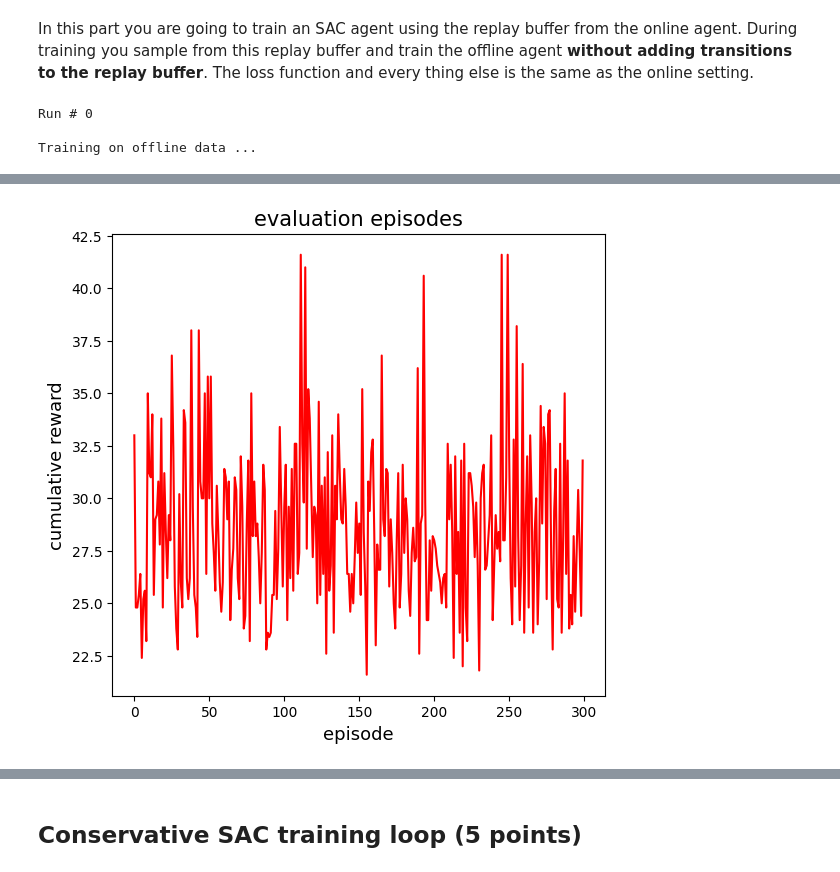
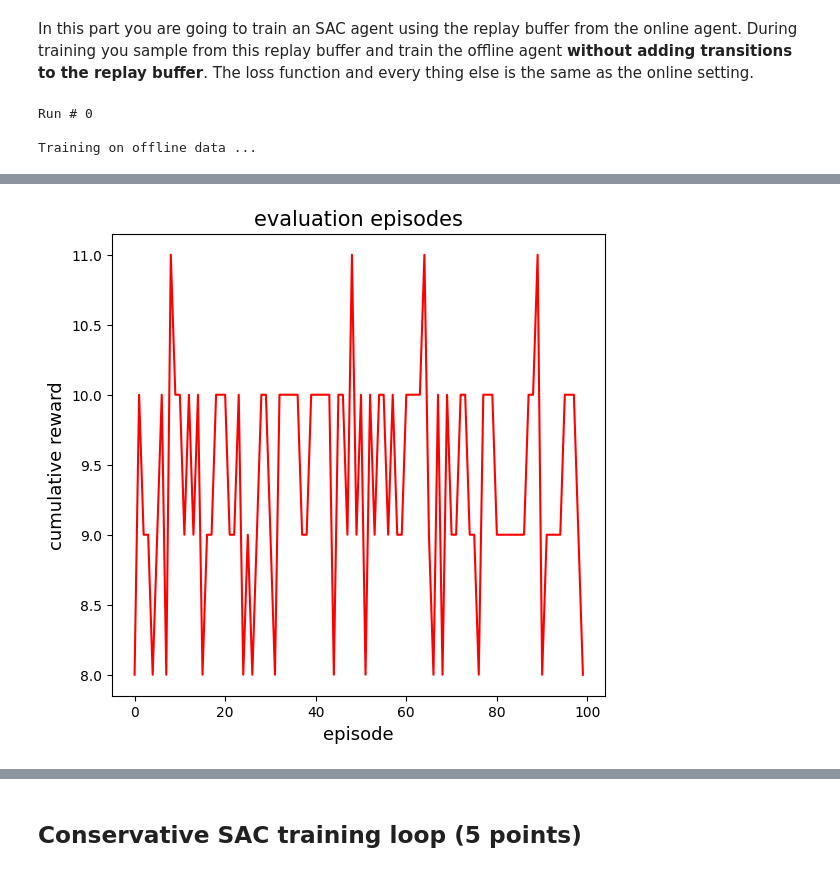
Before and after one commit to M-Heidari2000/RL_Sharif2023, a Jupyter notebook: HW4/Soft_Actor_Critic.ipynb, the cells around one changed output, grey strips where cells are left out. Saved outputs shown, nothing was run; the diff lists cells and outputs as text; code cells hidden in the pictures.

Commit message:
ADD: HW4 offline and cql part completed

```diff
--- a/HW4/Soft_Actor_Critic.ipynb
+++ b/HW4/Soft_Actor_Critic.ipynb
@@ -539,0 +590,19 @@ Run # 0
+# %%
+# Run one test episode and save frames
+state, info = env.reset()
+online_agent_frames = []
+
+done = False
+
+with torch.no_grad():
+    while not done:
+        online_agent_frames.append(env.render())
+        action = online_agent.get_next_action(
+            state,
+            evaluation_episode=True
+        )
+        next_state, reward, terminated, truncated, info = env.step(action)
+        done = truncated or terminated
+        state = next_state
+
+display_frames_as_gif(online_agent_frames)
@@ -542,11 +613,11 @@ Run # 0
 # %% [markdown]
 In this part you are going to train an SAC agent using the replay buffer from the online agent. During training you sample from this replay buffer and train the offline agent **without adding transitions to the replay buffer**. The loss function and every thing else is the same as the online setting.
 # %%
-RUNS = 5
-NUM_EPOCHS = 300
-EPISODES_PER_RUN = 300
+RUNS = 1
+NUM_EPOCHS = 200
+EPISODES_PER_RUN = 100
 
-env = gym.make("CartPole-v1")
+env = gym.make("CartPole-v1", render_mode="rgb_array")
 
 ##########################################################
 # TODO (10 points):
@@ -575,39 +646,15 @@ for run in range(RUNS):
         use_cql=False
     )
 
+    offline_agent.replay_buffer.set_mirror_indexes()
+
     print('Training on offline data ...')
     for epoch in tqdm(range(NUM_EPOCHS)):
-        # reset the environment to get s0
-        state, info = env.reset()
-
-        # Training episode
-        total_reward = 0
-        for step in range(STEPS_PER_EPISODE):
-            # select an action
-            action = offline_agent.get_next_action(
-                state=state,
-                evaluation_episode=False
-            )
-            next_state, reward, terminated, truncated, info = env.step(action)
-            done = truncated or terminated
-            total_reward += reward
-
-            # train on a single transition
-            offline_agent.train_on_transition(
-                state=state,
-                discrete_action=action,
-                next_state=next_state,
-                reward=reward,
-                done=done,
-                batch_deterministic_start=True
-            )
-            state = next_state
-
-            # If truncated, start a new episode
-            if done:
-                state, info = env.reset()
-                break
-
+        replay_buffer_index = 0
+        replay_buffer_size = offline_agent.replay_buffer.get_size()
+        while replay_buffer_index < replay_buffer_size:
+            offline_agent.train_networks(batch_deterministic_start=replay_buffer_index)
+            replay_buffer_index += offline_agent.REPLAY_BUFFER_BATCH_SIZE
     print('Offline training finished')
     print()
 
@@ -743 +722 @@ Offline training finished
-[figure, old version]
+[figure, new version]
```
Also changed, not shown: parts of 13 cells of this notebook.
